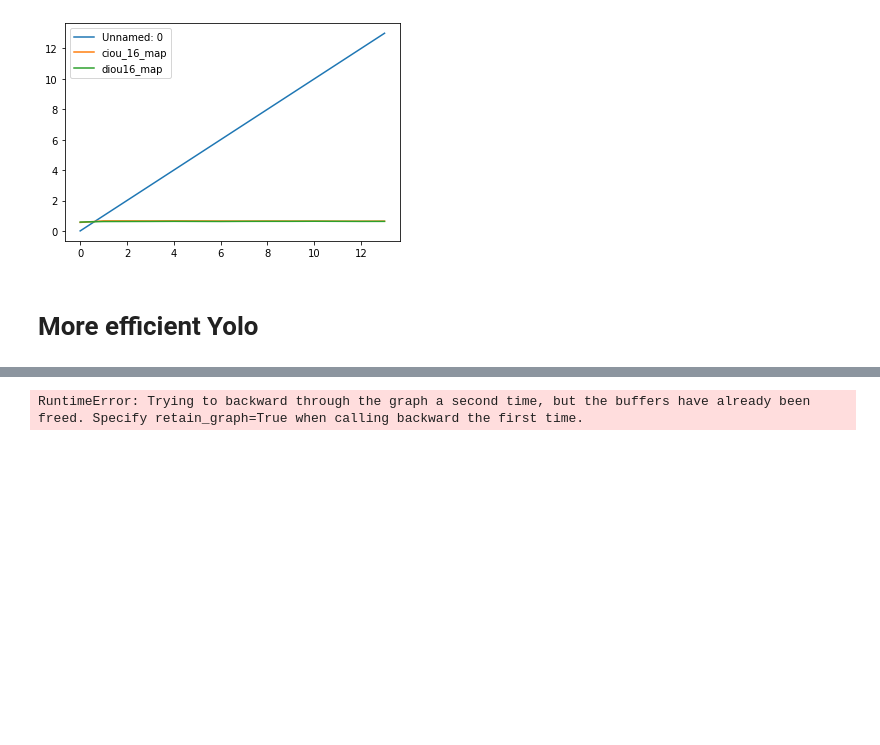
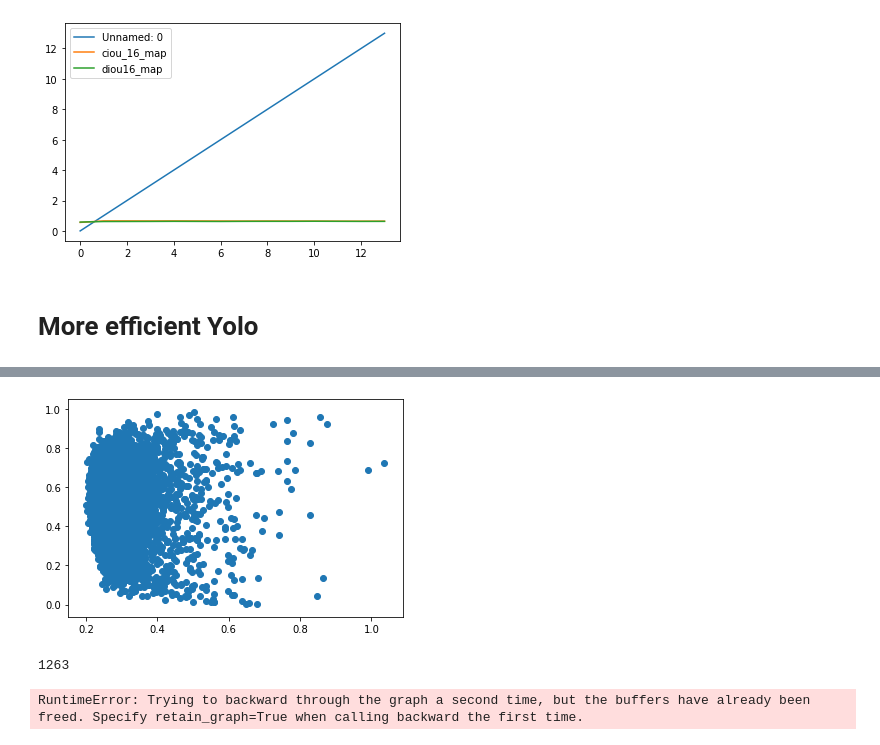
Before and after one commit to kostas1515/yolo_on_coco, a Jupyter notebook: coco.ipynb, the cells around one changed output, grey strips where cells are left out. Cells and saved outputs as stored; diff of their text form; code cells hidden in the pictures; blank space fills up the shorter version.

```diff
--- a/coco.ipynb
+++ b/coco.ipynb
@@ -1411,3 +1462,18 @@ tensor([0.4599, 0.5238, 0.2997, 0.2872], device='cuda:0')
+# %%
+sc_kl=[]
+for i in range(noobj_score.shape[0]):
+    sc_kl.append(entropy(rndm[0,:].cpu(),no_obj[i,1:].cpu().detach().numpy()))
+# %%
+import matplotlib.pyplot as plt
+plt.scatter(sc_kl,noobj_score)
+plt.show()
+# %% [output]
+[figure, added]
+# %%
+kl_score=np.array(sc_kl)
+(kl_score*noobj_score>0.2).sum()
+# %% [output]
+1263
 # %%
 from dataset import *
 import timeit
```
Also changed, not shown: parts of 25 cells of this notebook, 7 other files.
